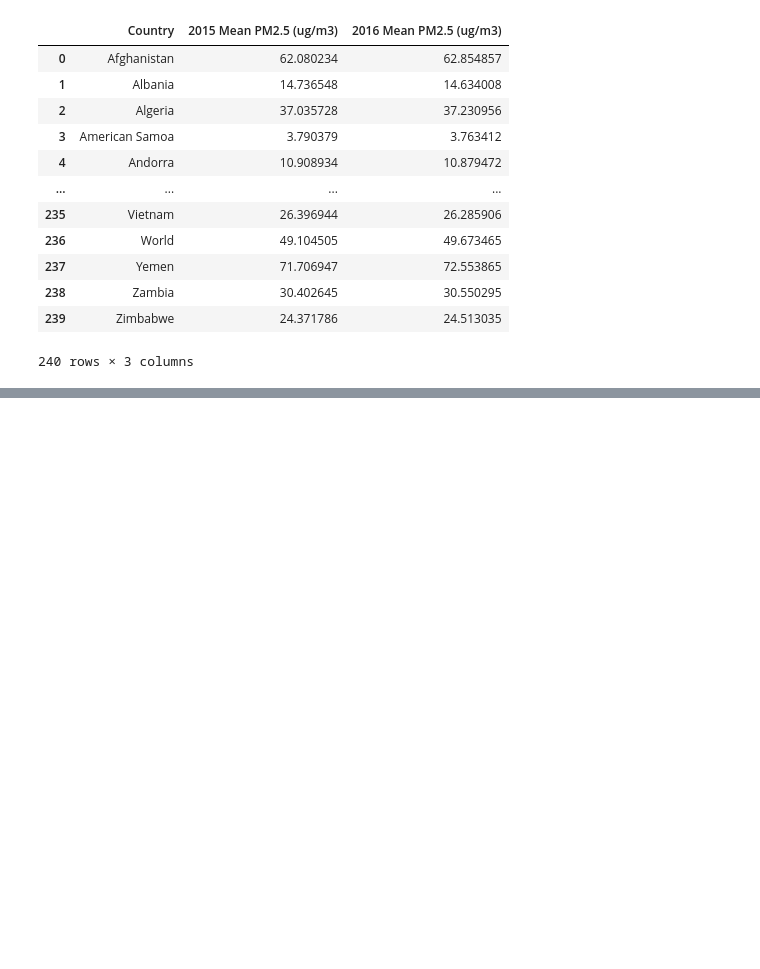
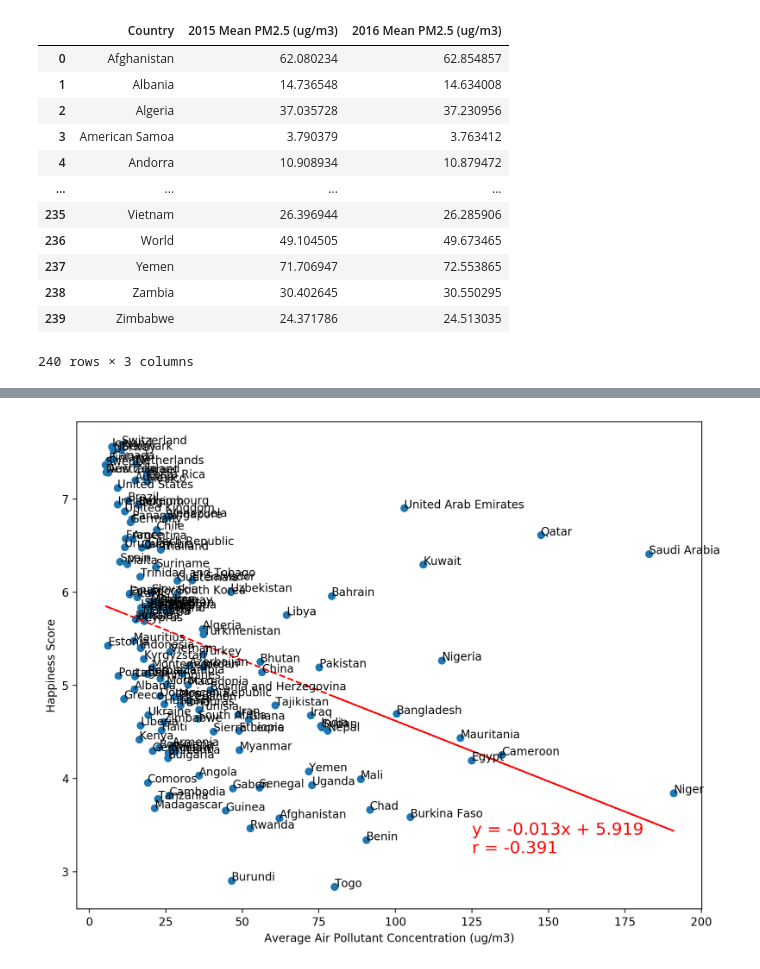
Before and after one commit to jaysueno/Group_Good_Guys, a Jupyter notebook: jason_folder/air_pollutants.ipynb, the cells around one changed output, grey strips where cells are left out. Cells and saved outputs as stored; diff of their text form; code cells hidden in the pictures; blank space fills up the shorter version.

```diff
--- a/jason_folder/air_pollutants.ipynb
+++ b/jason_folder/air_pollutants.ipynb
@@ -118,0 +105,22 @@ air_contam_happiness_scores
+# %%
+plt.figure(figsize = (10, 8), dpi = 200)
+plt.scatter(air_contam_happiness_scores_df['2015 Mean PM2.5 (ug/m3)'], air_contam_happiness_scores_df['2015 Happiness Score'])
+x_axis = air_contam_happiness_scores_df['2015 Mean PM2.5 (ug/m3)']
+y_axis = air_contam_happiness_scores_df['2015 Happiness Score']
+slope, y_int, r, pval, stderr = linregress(x_axis, y_axis)
+regress_fit = slope * x_axis + y_int
+plt.plot(x_axis, regress_fit, '--', color = 'red')
+line_eq = 'y = ' + str(round(slope, 3)) + 'x + ' + str(round(y_int, 3))
+plt.annotate(line_eq, (125, 3.4), fontsize=15,color="red")
+plt.annotate(f'r = {r:.3f}', (125, 3.2), fontsize=15,color="red")
+plt.xlabel("Average Air Pollutant Concentration (ug/m3)")
+plt.ylabel("Happiness Score")
+
+# print(pearsonr(x_axis, y_axis))
+for index, row in air_contam_happiness_scores_df.iterrows():
+    plt.annotate(index, (row['2015 Mean PM2.5 (ug/m3)'], row['2015 Happiness Score']))
+
+plt.savefig("test.png")
+plt.show()
+# %% [output]
+[figure, added]
```
Also changed, not shown: parts of 6 cells of this notebook, 1 other file.
